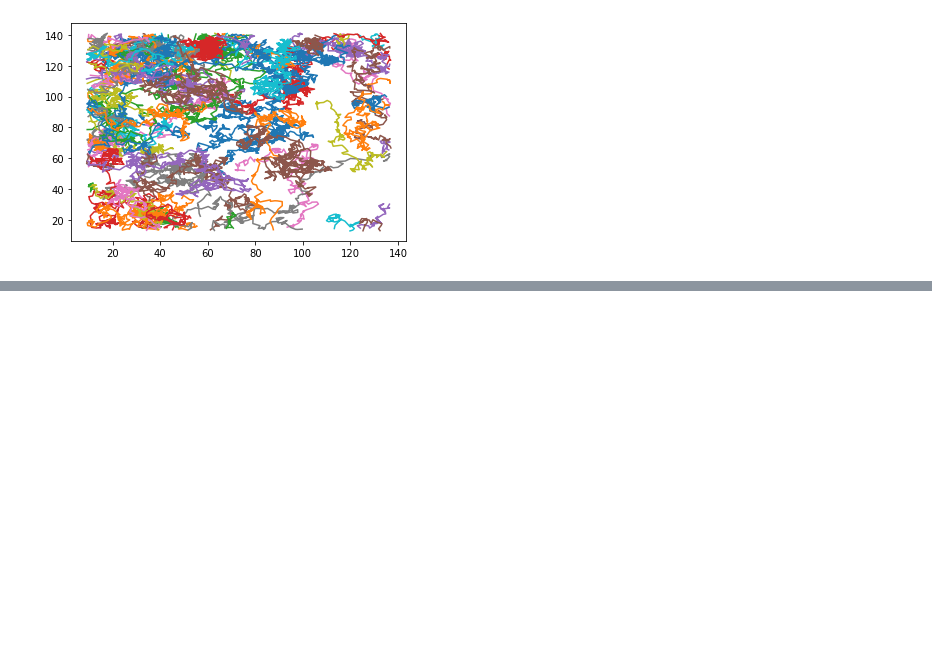
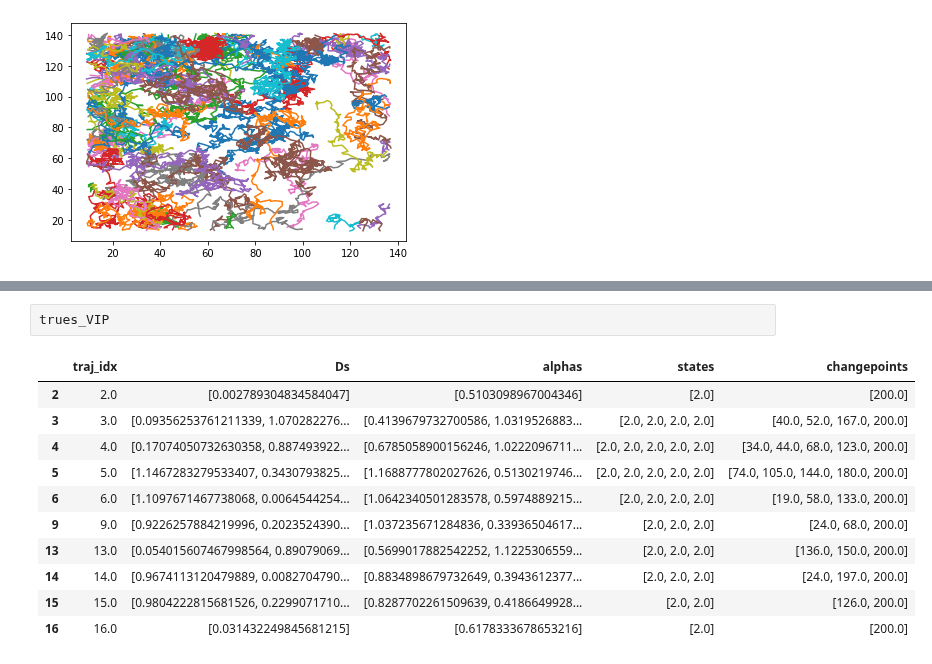
Before and after one commit to AnDiChallenge/andi_datasets, a Jupyter notebook: testing/second_third_round.ipynb, the cells around one changed output, grey strips where cells are left out. Drawn from its saved outputs; the diff is of its cells as text; blank space fills up the shorter version.

```diff
--- a/testing/second_round.ipynb
+++ b/testing/second_third_round.ipynb
@@ -89,0 +168,14 @@ for idx in df.traj_idx.unique():
+# %%
+trues_VIP
+# %% [output]
+|  | traj_idx | Ds | alphas | states | changepoints |
+| 2 | 2.0 | [0.002789304834584047] | [0.5103098967004346] | [2.0] | [200.0] |
+| 3 | 3.0 | [0.09356253761211339, 1.070282276... | [0.4139679732700586, 1.0319526883... | [2.0, 2.0, 2.0, 2.0] | [40.0, 52.0, 167.0, 200.0] |
+| 4 | 4.0 | [0.17074050732630358, 0.887493922... | [0.6785058900156246, 1.0222096711... | [2.0, 2.0, 2.0, 2.0, 2.0] | [34.0, 44.0, 68.0, 123.0, 200.0] |
+| 5 | 5.0 | [1.1467283279533407, 0.3430793825... | [1.1688777802027626, 0.5130219746... | [2.0, 2.0, 2.0, 2.0, 2.0] | [74.0, 105.0, 144.0, 180.0, 200.0] |
+| 6 | 6.0 | [1.1097671467738068, 0.0064544254... | [1.0642340501283578, 0.5974889215... | [2.0, 2.0, 2.0, 2.0] | [19.0, 58.0, 133.0, 200.0] |
+| 9 | 9.0 | [0.9226257884219996, 0.2023524390... | [1.037235671284836, 0.33936504617... | [2.0, 2.0, 2.0] | [24.0, 68.0, 200.0] |
+| 13 | 13.0 | [0.054015607467998564, 0.89079069... | [0.5699017882542252, 1.1225306559... | [2.0, 2.0, 2.0] | [136.0, 150.0, 200.0] |
+| 14 | 14.0 | [0.9674113120479889, 0.0082704790... | [0.8834898679732649, 0.3943612377... | [2.0, 2.0, 2.0] | [24.0, 197.0, 200.0] |
+| 15 | 15.0 | [0.9804222815681526, 0.2299071710... | [0.8287702261509639, 0.4186649928... | [2.0, 2.0] | [126.0, 200.0] |
+| 16 | 16.0 | [0.031432249845681215] | [0.6178333678653216] | [2.0] | [200.0] |
```
Also changed, not shown: parts of 19 cells of this notebook, 46 other files.
